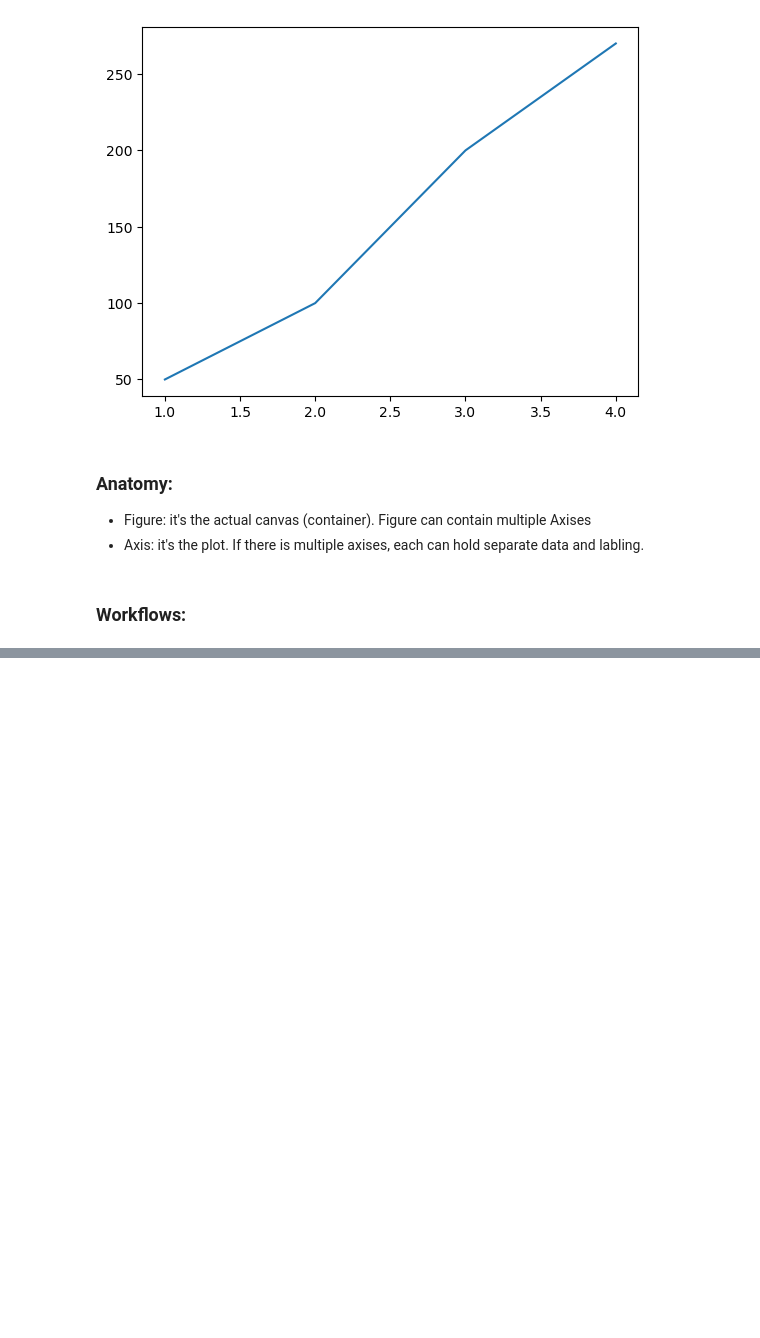
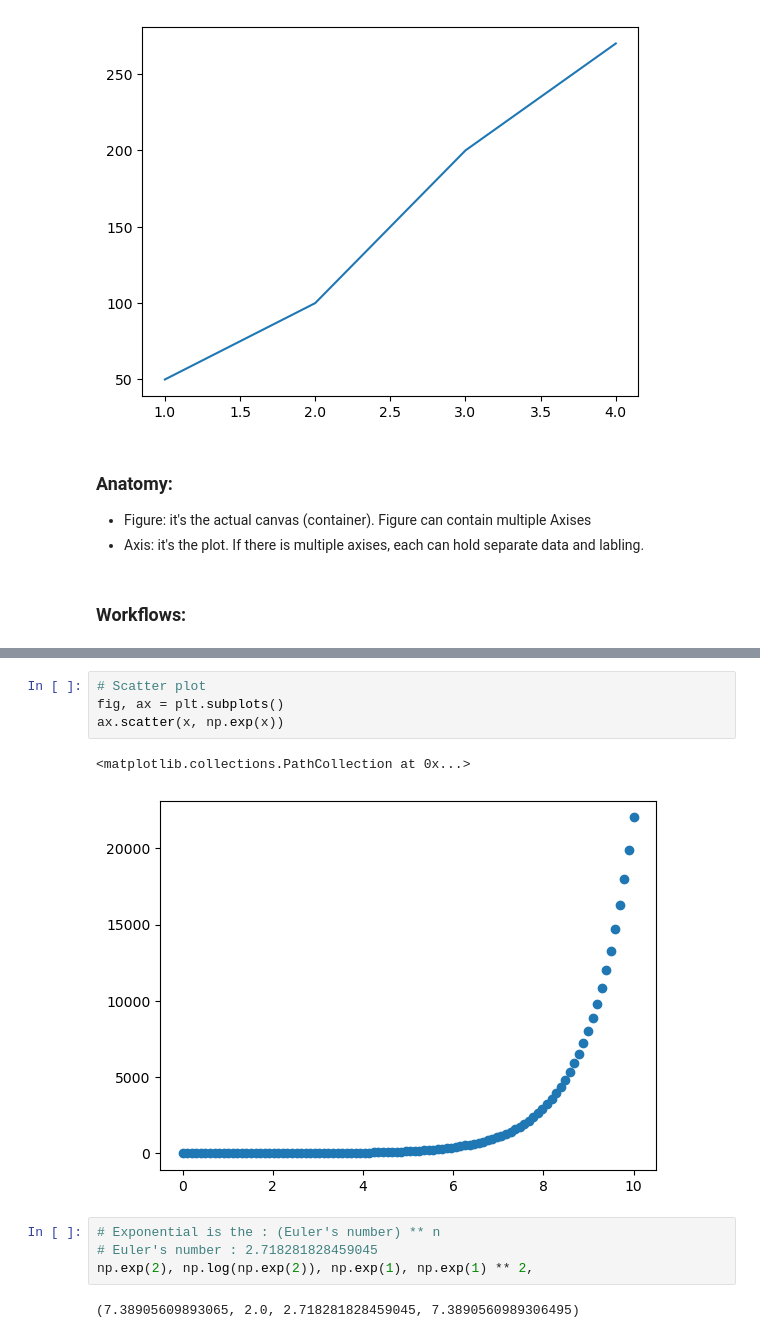
Before and after one commit to MainulDip/AiMlStudy, a Jupyter notebook: apps/1-pandas/Matplotlib-Basics.ipynb, the cells around one changed output, grey strips where cells are left out. Drawn from its saved outputs; the diff is of its cells as text; blank space fills up the shorter version.

```diff
--- a/apps/1-pandas/Matplotlib-Basics.ipynb
+++ b/apps/1-pandas/Matplotlib-Basics.ipynb
@@ -81,0 +106,13 @@ fig.savefig("./images/sample-plot.png")
+# %%
+# Scatter plot
+fig, ax = plt.subplots()
+ax.scatter(x, np.exp(x))
+# %% [output]
+<matplotlib.collections.PathCollection at 0x...>
+[figure, added]
+# %%
+# Exponential is the : (Euler's number) ** n
+# Euler's number : 2.718281828459045
+np.exp(2), np.log(np.exp(2)), np.exp(1), np.exp(1) ** 2,
+# %% [output]
+(7.38905609893065, 2.0, 2.718281828459045, 7.3890560989306495)
```
Also changed, not shown: parts of 30 cells of this notebook, 2 other files.
